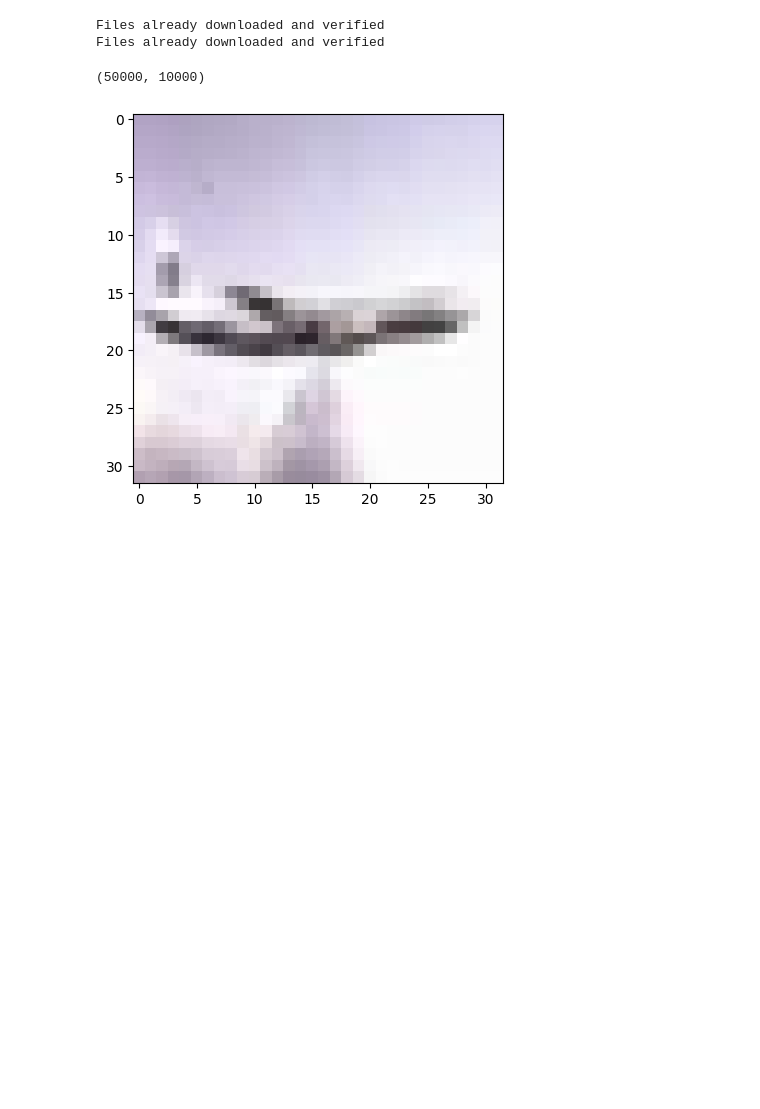
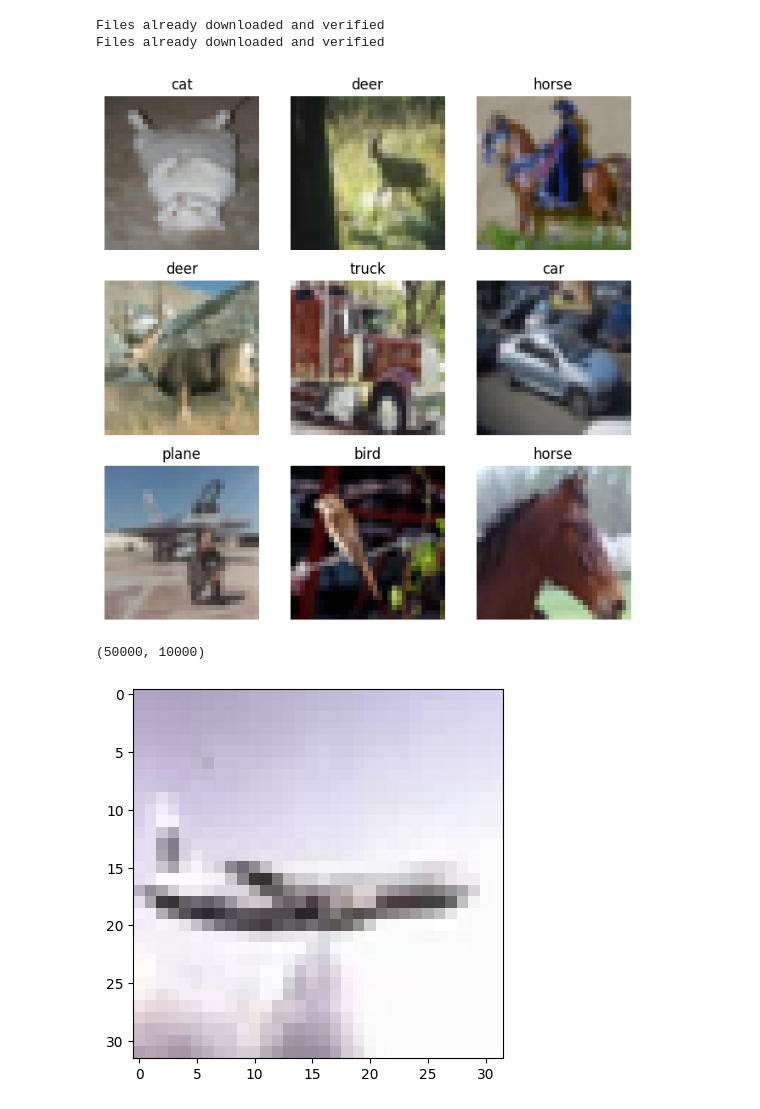
Before and after one commit to cricci3/DeepLearningLab, a Jupyter notebook: Assignment 2/Assignment2.ipynb, the cells around one changed output. Cells and saved outputs as stored; diff of their text form; code cells hidden in the pictures; blank space fills up the shorter version.

Commit message:
plot an image for every classes

```diff
--- a/Assignment 2/Assignment2.ipynb
+++ b/Assignment 2/Assignment2.ipynb
@@ -32,6 +32,34 @@ classes_name = ('plane', 'car', 'bird', 'cat', 'deer', 'dog', 'frog', 'horse', '
 # %% [output]
 Files already downloaded and verified
 Files already downloaded and verified
+# %%
+classes_map = {
+    0 : 'plane',
+    1 : 'car',
+    2 : 'bird',
+    3 : 'cat',
+    4 : 'deer',
+    5 : 'dog',
+    6 : 'frog',
+    7 : 'horse',
+    8 : 'ship',
+    9 : 'truck'
+}
+# %%
+figure = plt.figure(figsize=(8, 8))
+cols, rows = 3, 3
+for i in range(1, cols * rows + 1):
+    sample_idx = torch.randint(len(dataset_train), size=(1,)).item()
+    img, label = dataset_train[sample_idx]
+    figure.add_subplot(rows, cols, i)
+    img = img.permute(1, 2, 0)
+
+    plt.title(classes_map[label])
+    plt.axis("off")
+    plt.imshow(img)
+plt.show()
+# %% [output]
+[figure, added]
 # %%
 len(dataset_train), len(dataset_test)
 # %% [output]
```
